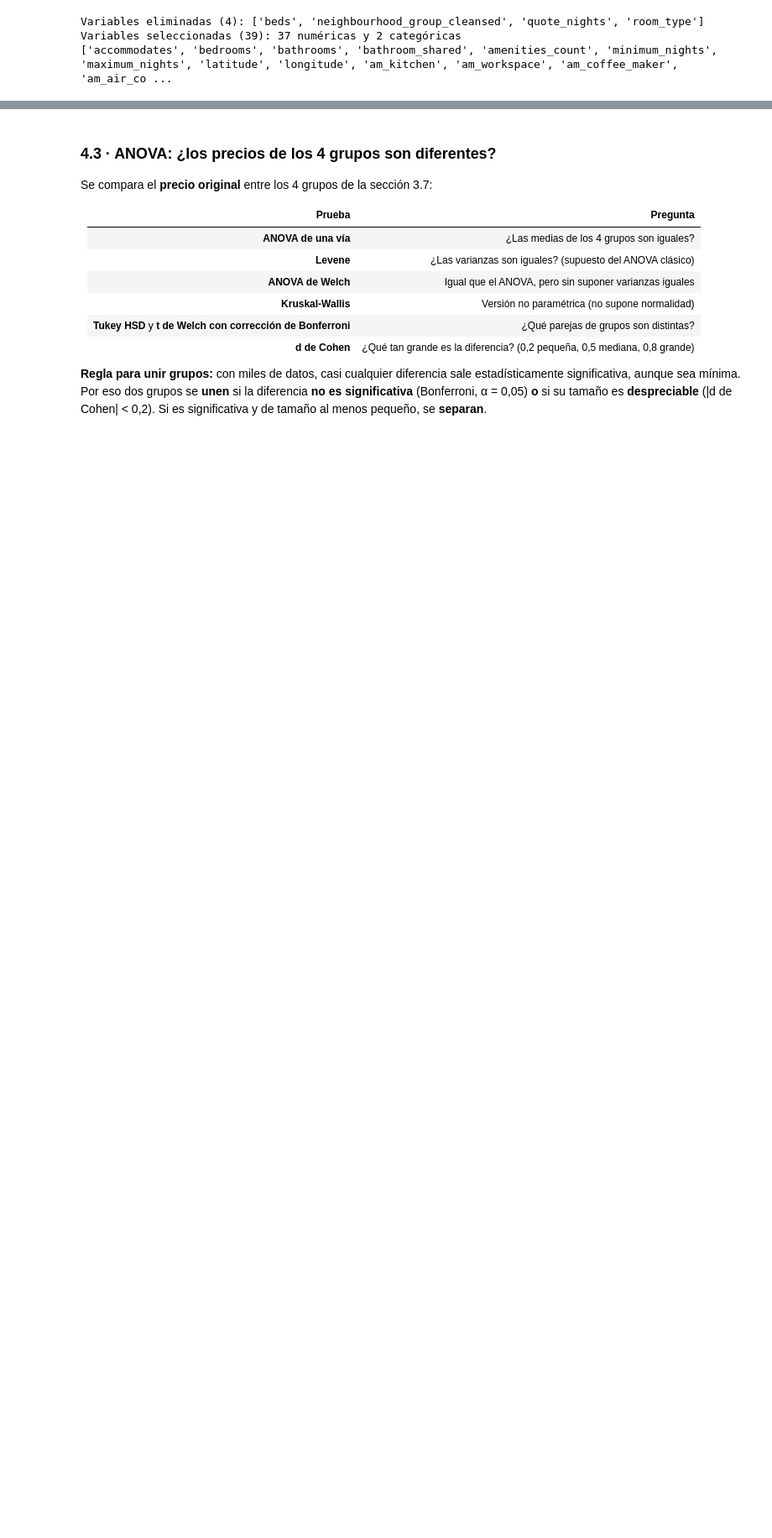
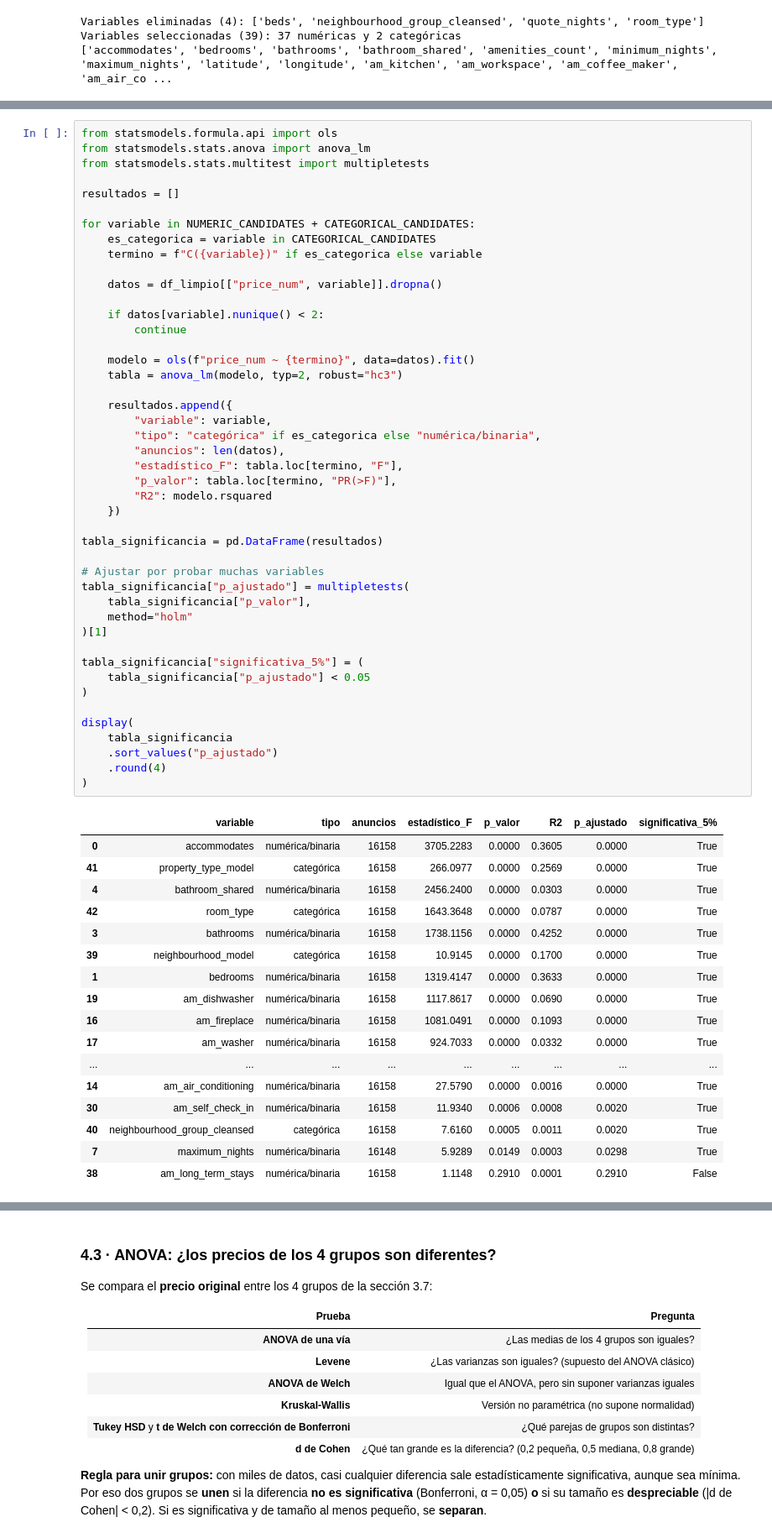
Before and after one commit to andrw4-4/airbnb-la-stay-actd, a Jupyter notebook: notebooks/LA_LA_Stay_.ipynb, the cells around one changed output, grey strips where cells are left out. Shown at 84% size. Cells and saved outputs as stored; diff of their text form; blank space fills up the shorter version.

Commit message:
Correr anova en el análisis de datos que se olvidó para borrar variables no significatvias (solo fue una)

```diff
--- a/notebooks/LA_LA_Stay_.ipynb
+++ b/notebooks/LA_LA_Stay_.ipynb
@@ -1004,0 +1004,63 @@ Variables seleccionadas (39): 37 numéricas y 2 categóricas
+# %%
+from statsmodels.formula.api import ols
+from statsmodels.stats.anova import anova_lm
+from statsmodels.stats.multitest import multipletests
+
+resultados = []
+
+for variable in NUMERIC_CANDIDATES + CATEGORICAL_CANDIDATES:
+    es_categorica = variable in CATEGORICAL_CANDIDATES
+    termino = f"C({variable})" if es_categorica else variable
+
+    datos = df_limpio[["price_num", variable]].dropna()
+
+    if datos[variable].nunique() < 2:
+        continue
+
+    modelo = ols(f"price_num ~ {termino}", data=datos).fit()
+    tabla = anova_lm(modelo, typ=2, robust="hc3")
+
+    resultados.append({
+        "variable": variable,
+        "tipo": "categórica" if es_categorica else "numérica/binaria",
+        "anuncios": len(datos),
+        "estadístico_F": tabla.loc[termino, "F"],
+        "p_valor": tabla.loc[termino, "PR(>F)"],
+        "R2": modelo.rsquared
+    })
+
+tabla_significancia = pd.DataFrame(resultados)
+
+# Ajustar por probar muchas variables
+tabla_significancia["p_ajustado"] = multipletests(
+    tabla_significancia["p_valor"],
+    method="holm"
+)[1]
+
+tabla_significancia["significativa_5%"] = (
+    tabla_significancia["p_ajustado"] < 0.05
+)
+
+display(
+    tabla_significancia
+    .sort_values("p_ajustado")
+    .round(4)
+)
+# %% [output]
+|  | variable | tipo | anuncios | estadístico_F | p_valor | R2 | p_ajustado | significativa_5% |
+| 0 | accommodates | numérica/binaria | 16158 | 3705.2283 | 0.0000 | 0.3605 | 0.0000 | True |
+| 41 | property_type_model | categórica | 16158 | 266.0977 | 0.0000 | 0.2569 | 0.0000 | True |
+| 4 | bathroom_shared | numérica/binaria | 16158 | 2456.2400 | 0.0000 | 0.0303 | 0.0000 | True |
+| 42 | room_type | categórica | 16158 | 1643.3648 | 0.0000 | 0.0787 | 0.0000 | True |
+| 3 | bathrooms | numérica/binaria | 16158 | 1738.1156 | 0.0000 | 0.4252 | 0.0000 | True |
+| 39 | neighbourhood_model | categórica | 16158 | 10.9145 | 0.0000 | 0.1700 | 0.0000 | True |
+| 1 | bedrooms | numérica/binaria | 16158 | 1319.4147 | 0.0000 | 0.3633 | 0.0000 | True |
+| 19 | am_dishwasher | numérica/binaria | 16158 | 1117.8617 | 0.0000 | 0.0690 | 0.0000 | True |
+| 16 | am_fireplace | numérica/binaria | 16158 | 1081.0491 | 0.0000 | 0.1093 | 0.0000 | True |
+| 17 | am_washer | numérica/binaria | 16158 | 924.7033 | 0.0000 | 0.0332 | 0.0000 | True |
+| ... | ... | ... | ... | ... | ... | ... | ... | ... |
+| 14 | am_air_conditioning | numérica/binaria | 16158 | 27.5790 | 0.0000 | 0.0016 | 0.0000 | True |
+| 30 | am_self_check_in | numérica/binaria | 16158 | 11.9340 | 0.0006 | 0.0008 | 0.0020 | True |
+| 40 | neighbourhood_group_cleansed | categórica | 16158 | 7.6160 | 0.0005 | 0.0011 | 0.0020 | True |
+| 7 | maximum_nights | numérica/binaria | 16148 | 5.9289 | 0.0149 | 0.0003 | 0.0298 | True |
+| 38 | am_long_term_stays | numérica/binaria | 16158 | 1.1148 | 0.2910 | 0.0001 | 0.2910 | False |
```
Also changed, not shown: parts of 23 cells of this notebook.
